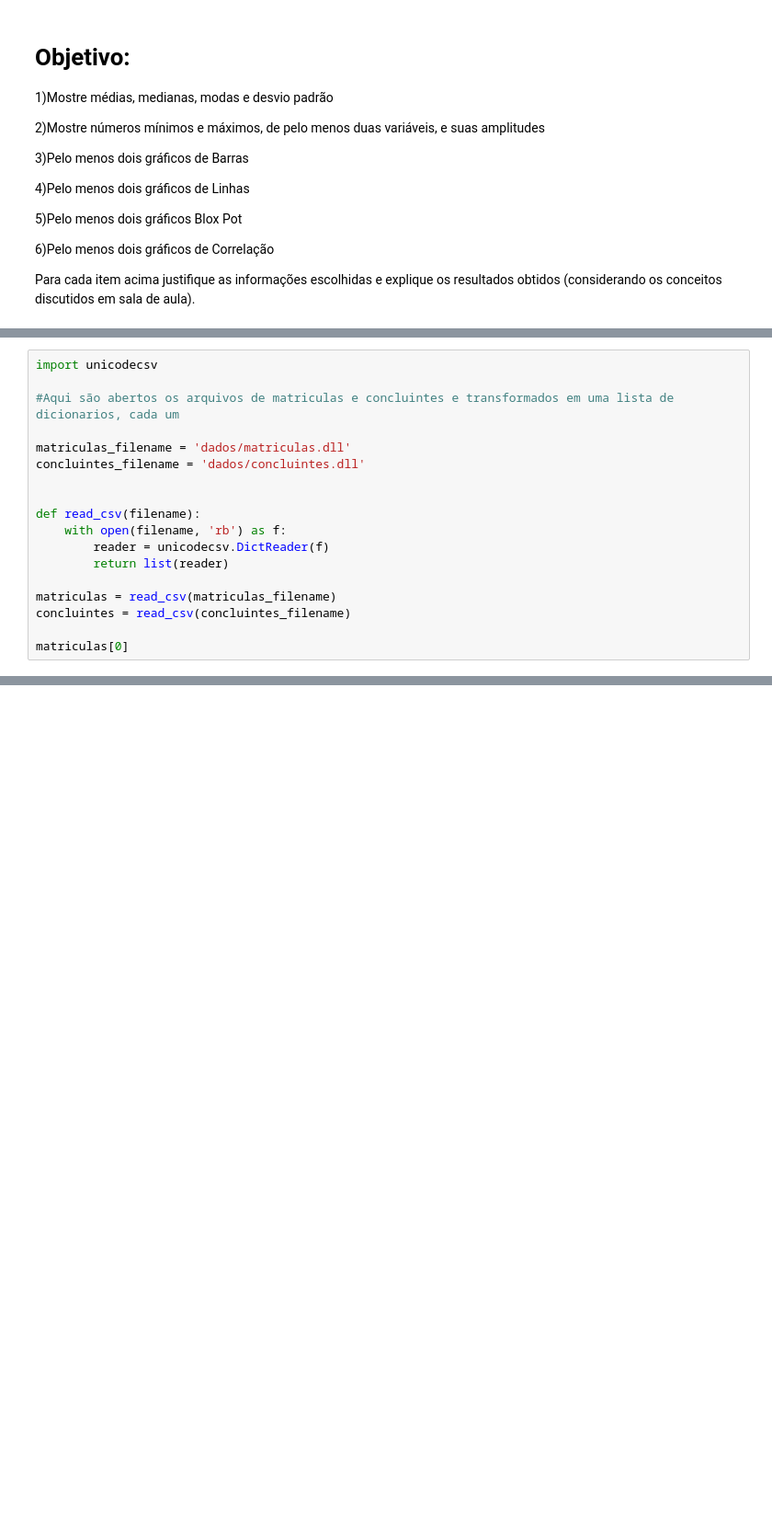
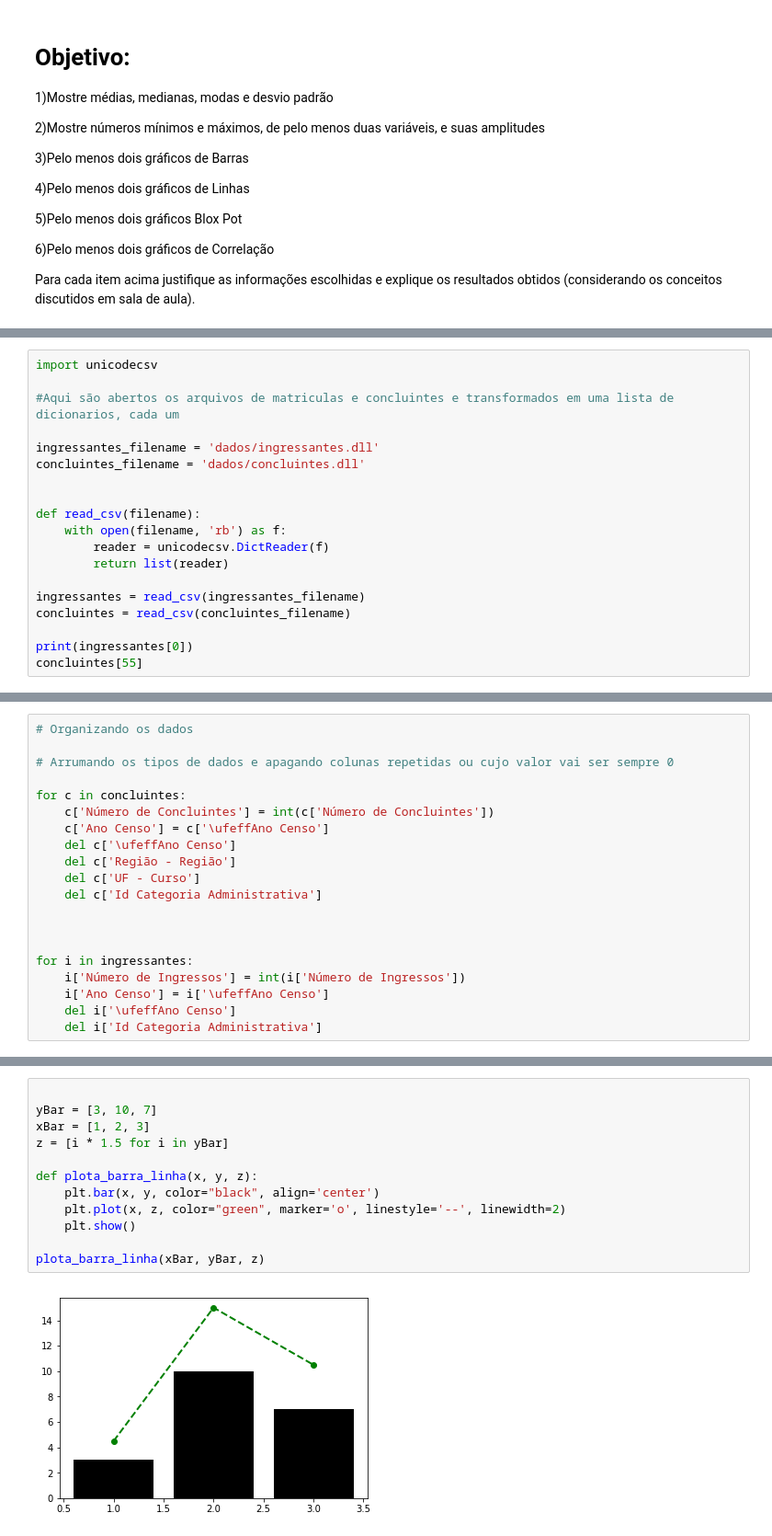
Before and after one commit to sarahraquel/learning_analytics, a Jupyter notebook: INEP.ipynb, the cells around one changed output, grey strips where cells are left out. Shown at 92% size. Saved outputs shown, nothing was run; the diff lists cells and outputs as text; blank space fills up the shorter version.

```diff
--- a/INEP.ipynb
+++ b/INEP.ipynb
@@ -23,7 +52,7 @@ import unicodecsv
 
 #Aqui são abertos os arquivos de matriculas e concluintes e transformados em uma lista de dicionarios, cada um
 
-matriculas_filename = 'dados/matriculas.dll'
+ingressantes_filename = 'dados/ingressantes.dll'
 concluintes_filename = 'dados/concluintes.dll'
 
 
@@ -32,8 +61,9 @@ def read_csv(filename):
         reader = unicodecsv.DictReader(f)
         return list(reader)
 
-matriculas = read_csv(matriculas_filename)
+ingressantes = read_csv(ingressantes_filename)
 concluintes = read_csv(concluintes_filename)
 
-matriculas[0]
+print(ingressantes[0])
+concluintes[55]
 # %% [output]
@@ -47,0 +81,20 @@ OrderedDict([('\ufeffAno Censo', '2013'),
+# %%
+# Organizando os dados
+
+# Arrumando os tipos de dados e apagando colunas repetidas ou cujo valor vai ser sempre 0
+
+for c in concluintes:
+    c['Número de Concluintes'] = int(c['Número de Concluintes'])
+    c['Ano Censo'] = c['\ufeffAno Censo']
+    del c['\ufeffAno Censo']
+    del c['Região - Região']
+    del c['UF - Curso']
+    del c['Id Categoria Administrativa']
+
+
+
+for i in ingressantes:
+    i['Número de Ingressos'] = int(i['Número de Ingressos'])
+    i['Ano Censo'] = i['\ufeffAno Censo']
+    del i['\ufeffAno Censo']
+    del i['Id Categoria Administrativa']
@@ -47,0 +131,14 @@ OrderedDict([('\ufeffAno Censo', '2013'),
+# %%
+
+yBar = [3, 10, 7]
+xBar = [1, 2, 3]
+z = [i * 1.5 for i in yBar]
+
+def plota_barra_linha(x, y, z):
+    plt.bar(x, y, color="black", align='center')
+    plt.plot(x, z, color="green", marker='o', linestyle='--', linewidth=2)
+    plt.show()
+
+plota_barra_linha(xBar, yBar, z)
+# %% [output]
+[figure, added]
```
Also changed, not shown: parts of 9 cells of this notebook, 1 other file.
